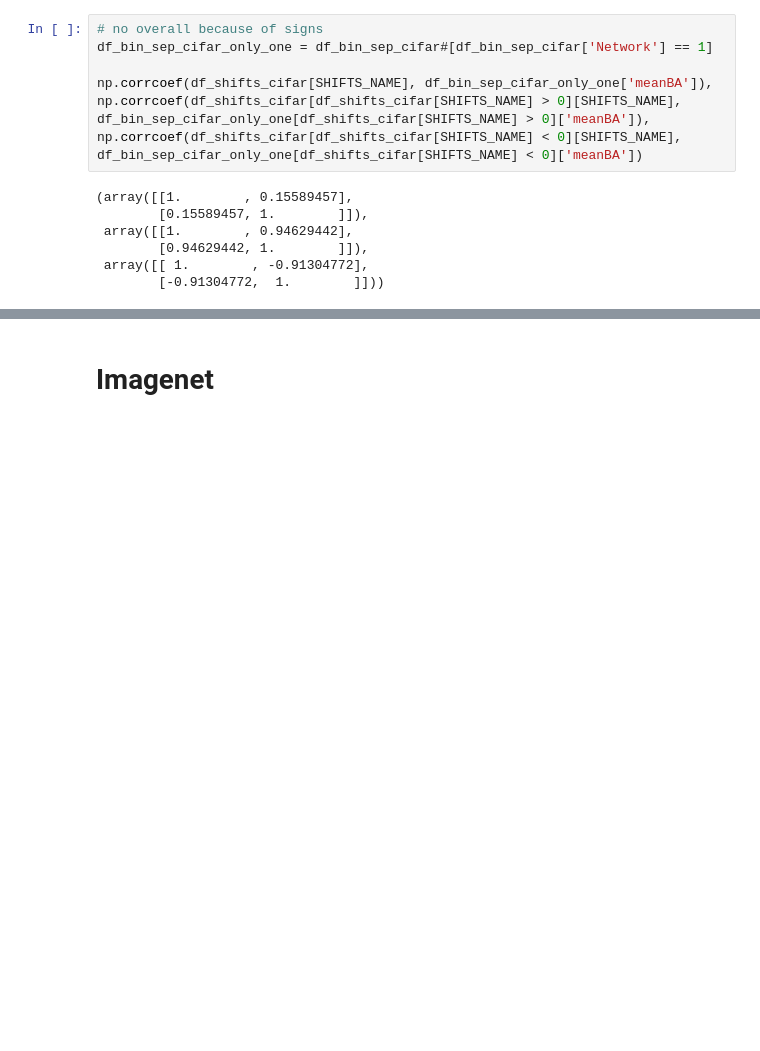
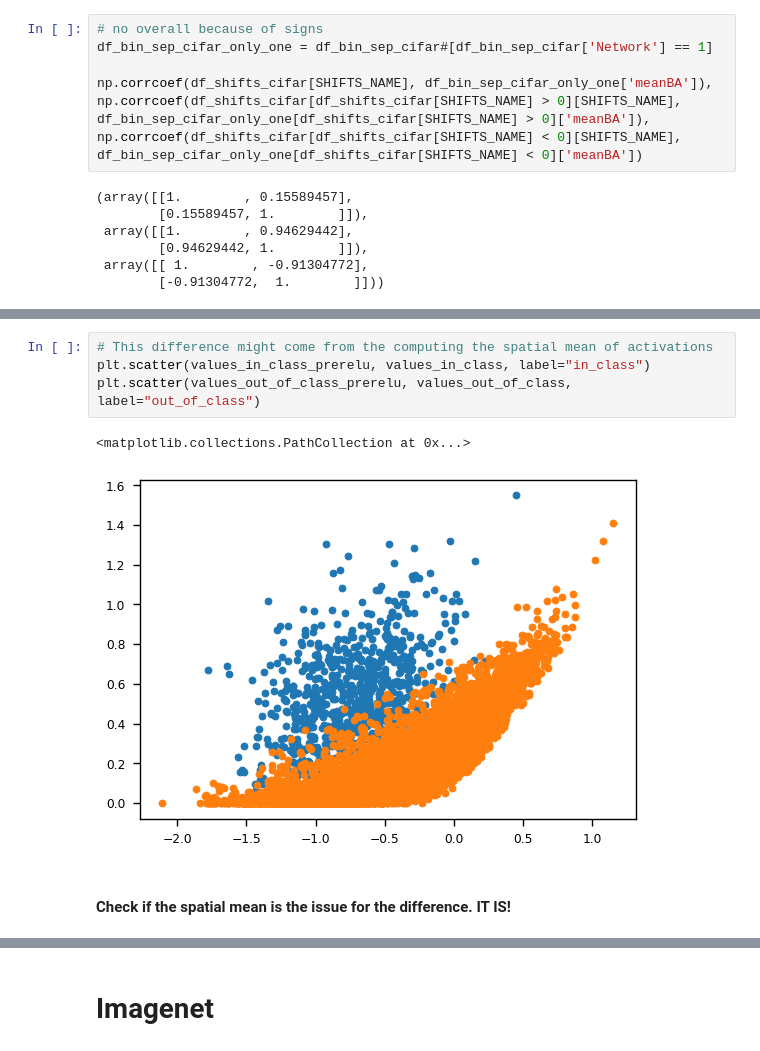
Before and after one commit to AwesomeLemon/structure-for-interpretability, a Jupyter notebook: plots_paper.ipynb, the cells around one changed output, grey strips where cells are left out. Saved outputs shown, nothing was run; the diff lists cells and outputs as text; blank space fills up the shorter version.

```diff
--- a/plots_paper.ipynb
+++ b/plots_paper.ipynb
@@ -686,0 +844,9 @@ np.corrcoef(df_shifts_cifar[SHIFTS_NAME], df_bin_sep_cifar_only_one['meanBA']),
+# %%
+# This difference might come from the computing the spatial mean of activations
+plt.scatter(values_in_class_prerelu, values_in_class, label="in_class")
+plt.scatter(values_out_of_class_prerelu, values_out_of_class, label="out_of_class")
+# %% [output]
+<matplotlib.collections.PathCollection at 0x...>
+[figure, added]
+# %% [markdown]
+#### Check if the spatial mean is the issue for the difference. IT IS!
```
Also changed, not shown: parts of 29 cells of this notebook, 6 other files.
